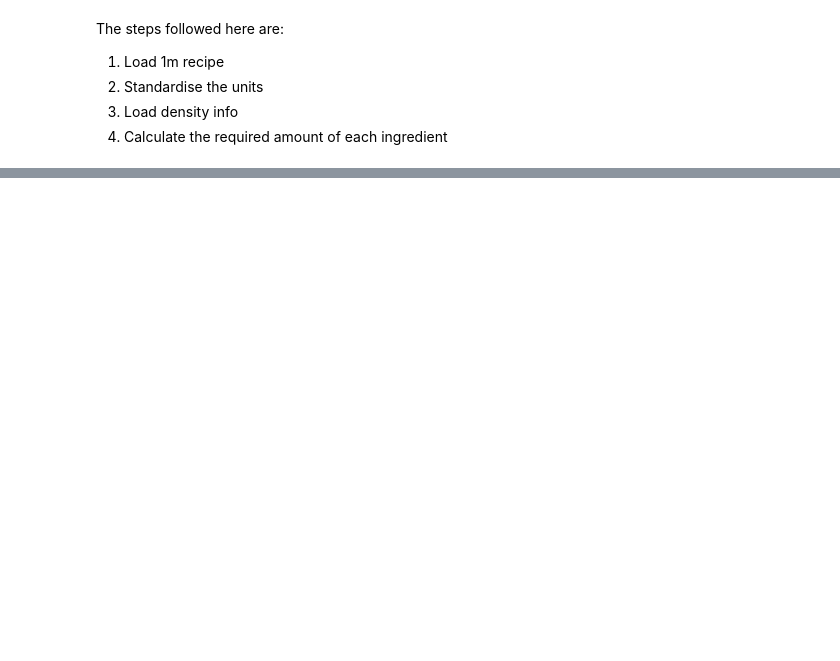
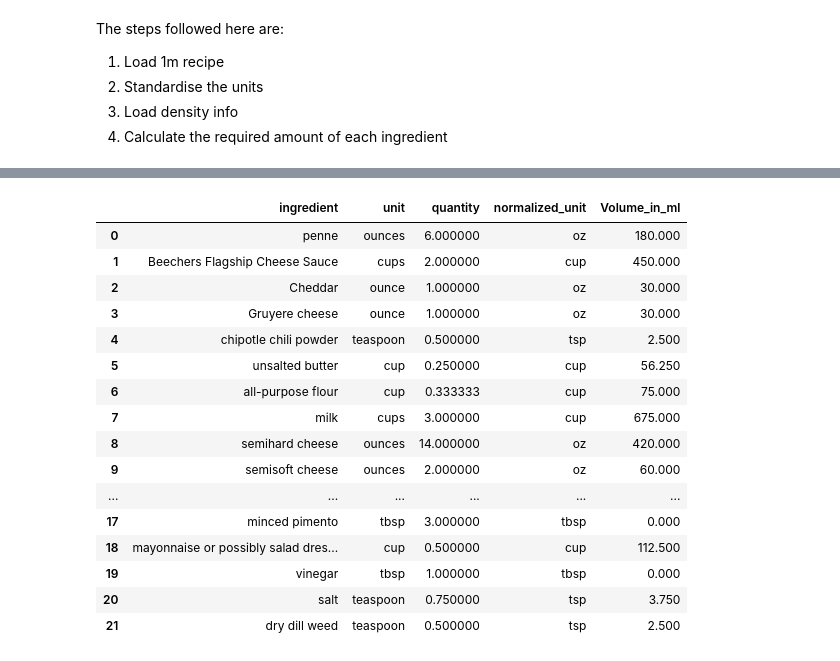
Before and after one commit to dianewoodbridge/target_recipe_project, a Jupyter notebook: code/notebook/recipe-loading-qty-mapping.ipynb, the cells around one changed output, grey strips where cells are left out. Cells and saved outputs as stored; diff of their text form; code cells hidden in the pictures; blank space fills up the shorter version.

```diff
--- a/code/notebook/recipe-loading-qty-mapping.ipynb
+++ b/code/notebook/recipe-loading-qty-mapping.ipynb
@@ -207,3 +68,26 @@ combined_ingredient_df=normalize_units(df_combined_ing)
+# %%
+#normalising units
+qty = Qty_normal_map(unit_abbreviation = unit_abbreviation, op_file_path= op_file_path)
+combined_ingredient_df=qty.normalize_units(df_combined_ing)
+combined_ingredient_df
+# %% [output]
+|  | ingredient | unit | quantity | normalized_unit | Volume_in_ml |
+| 0 | penne | ounces | 6.000000 | oz | 180.000 |
+| 1 | Beechers Flagship Cheese Sauce | cups | 2.000000 | cup | 450.000 |
+| 2 | Cheddar | ounce | 1.000000 | oz | 30.000 |
+| 3 | Gruyere cheese | ounce | 1.000000 | oz | 30.000 |
+| 4 | chipotle chili powder | teaspoon | 0.500000 | tsp | 2.500 |
+| 5 | unsalted butter | cup | 0.250000 | cup | 56.250 |
+| 6 | all-purpose flour | cup | 0.333333 | cup | 75.000 |
+| 7 | milk | cups | 3.000000 | cup | 675.000 |
+| 8 | semihard cheese | ounces | 14.000000 | oz | 420.000 |
+| 9 | semisoft cheese | ounces | 2.000000 | oz | 60.000 |
+| ... | ... | ... | ... | ... | ... |
+| 17 | minced pimento | tbsp | 3.000000 | tbsp | 0.000 |
+| 18 | mayonnaise or possibly salad dres... | cup | 0.500000 | cup | 112.500 |
+| 19 | vinegar | tbsp | 1.000000 | tbsp | 0.000 |
+| 20 | salt | teaspoon | 0.750000 | tsp | 3.750 |
+| 21 | dry dill weed | teaspoon | 0.500000 | tsp | 2.500 |
 # %%
 # required for multiple recipes - combining qty
 combined_ingredient_df = df_combined_ing.groupby(by=['ingredient', 'normalized_unit'],
```
Also changed, not shown: parts of 24 cells of this notebook, 3 other files.
